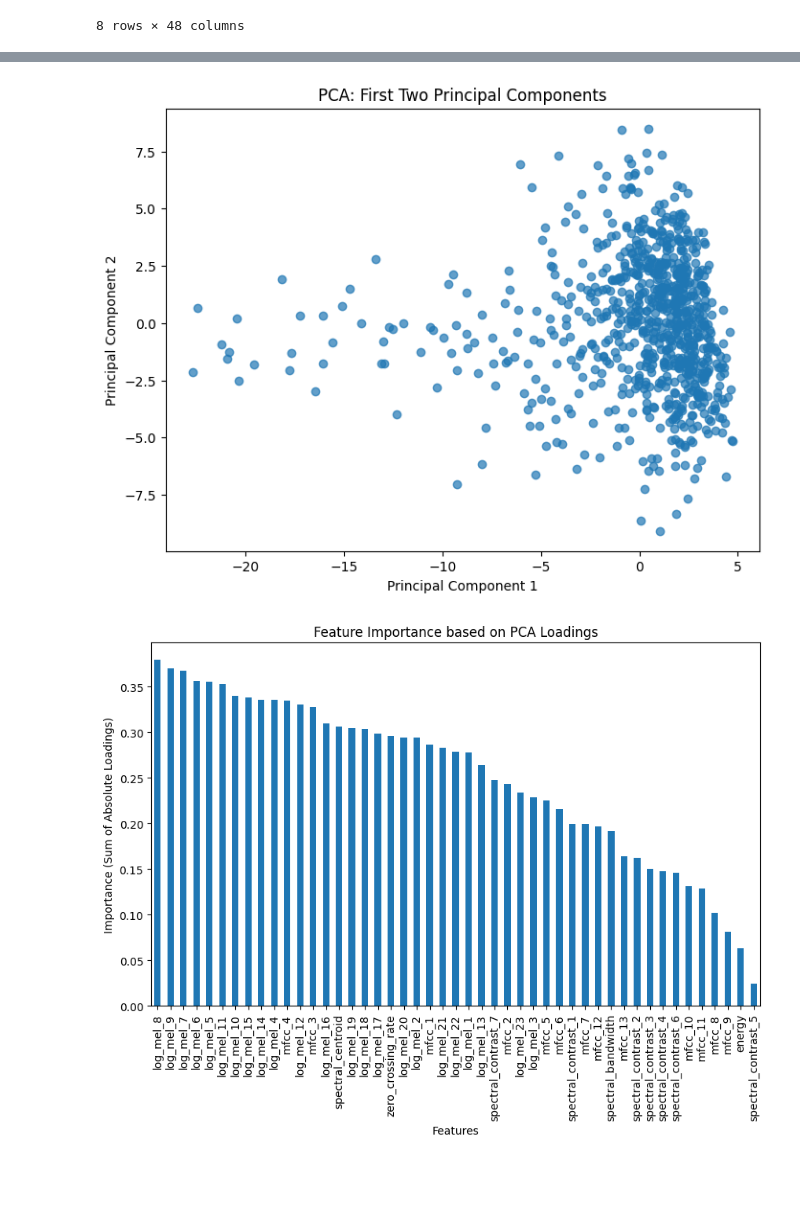
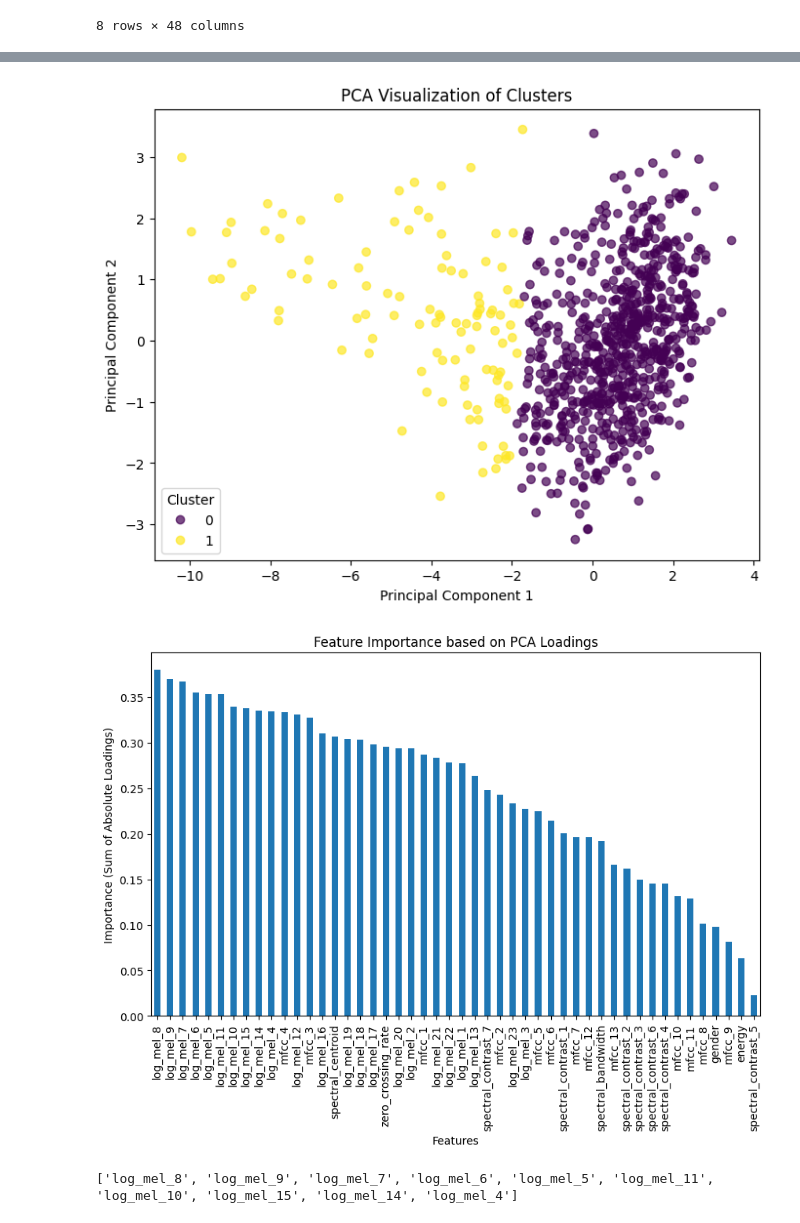
Before and after one commit to kasrahj/ML-Final-Project, a Jupyter notebook: clustering.ipynb, the cells around one changed output, grey strips where cells are left out. Drawn from its saved outputs; the diff is of its cells as text; code cells hidden in the pictures; blank space fills up the shorter version.

Commit message:
add: added clustering based on the top correlated features with label and top pca scores

```diff
--- a/clustering.ipynb
+++ b/clustering.ipynb
@@ -28,7 +64,7 @@ label_correlation = features.corr()["gender"].drop("gender").sort_values(ascendi
 # %%
+label_correlation = df.corr()["gender"].drop("gender").sort_values(ascending=False)
 abs_correlation = label_correlation.abs()
 abs_correlation = abs_correlation.sort_values(ascending=False)
-# Plot bar chart
 plt.figure(figsize=(8, 5))
 abs_correlation.plot(kind="bar", color="steelblue")
 plt.title("Feature Correlation with Target Label")
@@ -68,0 +77,5 @@ plt.show()
+# %%
+top_features = abs_correlation.head(10).index.tolist()
+X_top = df[top_features]
+feature_corr_matrix = X_top.corr().abs()
+print(top_features)
@@ -68,0 +91,9 @@ plt.show()
+# %%
+upper_triangle = feature_corr_matrix.where(np.triu(np.ones(feature_corr_matrix.shape), k=1).astype(bool))
+
+drop_threshold = 0.9
+to_drop = [column for column in upper_triangle.columns if any(upper_triangle[column] > drop_threshold)]
+print("Features to drop due to high inter-correlation:", to_drop)
+
+selected_features = [f for f in top_features if f not in to_drop]
+print("Final selected features:", selected_features)
@@ -68,0 +103,6 @@ plt.show()
+# %%
+X_selected = df[selected_features]
+scaler = StandardScaler()
+X_scaled = scaler.fit_transform(X_selected)
+kmeans = KMeans(n_clusters=2, random_state=42)
+cluster_labels = kmeans.fit_predict(X_scaled)
@@ -69,27 +123,26 @@ plt.show()
 # %%
-from sklearn.decomposition import PCA
-from sklearn.preprocessing import StandardScaler
-
-scaler = StandardScaler()
-scaled_features = scaler.fit_transform(features)
-
 pca = PCA(n_components=2)
-principal_components = pca.fit_transform(scaled_features)
-
-df_pca = pd.DataFrame(principal_components, columns=["PC1", "PC2"])
+X_pca = pca.fit_transform(X_scaled)
 
 plt.figure(figsize=(8, 6))
-plt.scatter(df_pca["PC1"], df_pca["PC2"], alpha=0.7)
+scatter = plt.scatter(X_pca[:, 0], X_pca[:, 1], c=cluster_labels, cmap='viridis', alpha=0.7)
 plt.xlabel("Principal Component 1")
 plt.ylabel("Principal Component 2")
-plt.title("PCA: First Two Principal Components")
+plt.title("PCA Visualization of Clusters")
+plt.legend(*scatter.legend_elements(), title="Cluster")
 plt.show()
 # %% [output]
-[figure, old version]
+[figure, new version]
 # %%
-import matplotlib.pyplot as plt
+scaler = StandardScaler()
+scaled_features = scaler.fit_transform(df)
 
-pca_loadings = pd.DataFrame(pca.components_, columns=features.columns, index=["PC1", "PC2"])
+pca = PCA(n_components=2)
+principal_components = pca.fit_transform(scaled_features)
+
+df_pca = pd.DataFrame(principal_components, columns=["PC1", "PC2"])
+
+pca_loadings = pd.DataFrame(pca.components_, columns=df.columns, index=["PC1", "PC2"])
 feature_importance = pca_loadings.abs().sum(axis=0).sort_values(ascending=False)
 
 plt.figure(figsize=(10, 6))
@@ -100,4 +153,11 @@ plt.ylabel("Importance (Sum of Absolute Loadings)")
 plt.xticks(rotation=90)
 plt.show()
 # %% [output]
-[figure, old version]
+[figure, new version]
+# %%
+top_features = feature_importance.head(10).index.tolist()
+X_top = df[top_features]
+feature_corr_matrix = X_top.corr().abs()
+print(top_features)
+# %% [output]
+['log_mel_8', 'log_mel_9', 'log_mel_7', 'log_mel_6', 'log_mel_5', 'log_mel_11', 'log_mel_10', 'log_mel_15', 'log_mel_14', 'log_mel_4']
```
Also changed, not shown: parts of 16 cells of this notebook.
